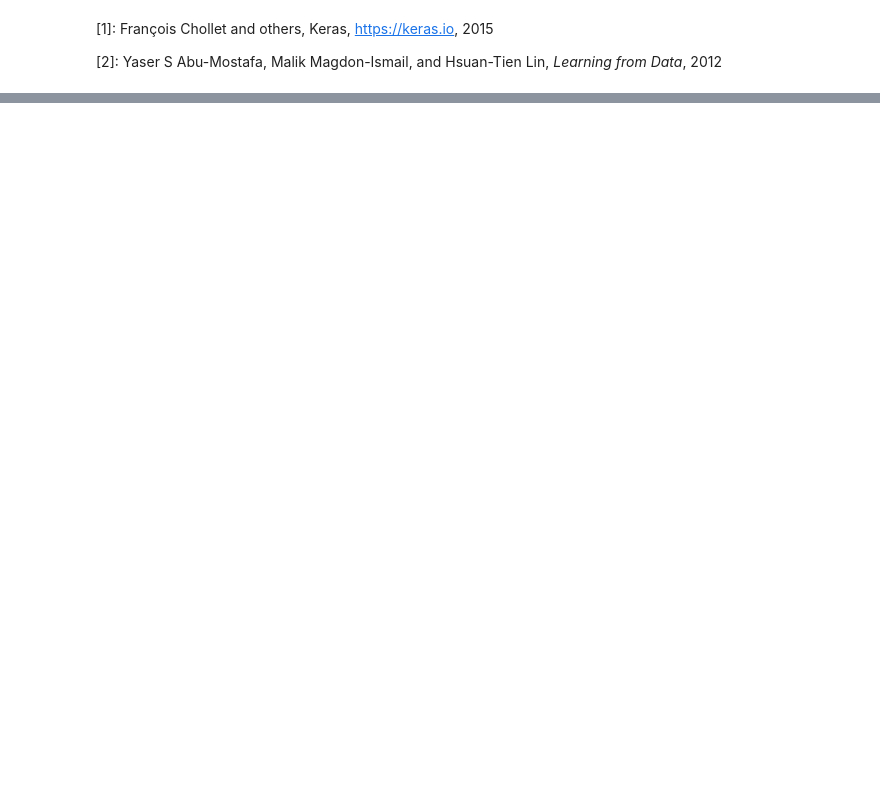
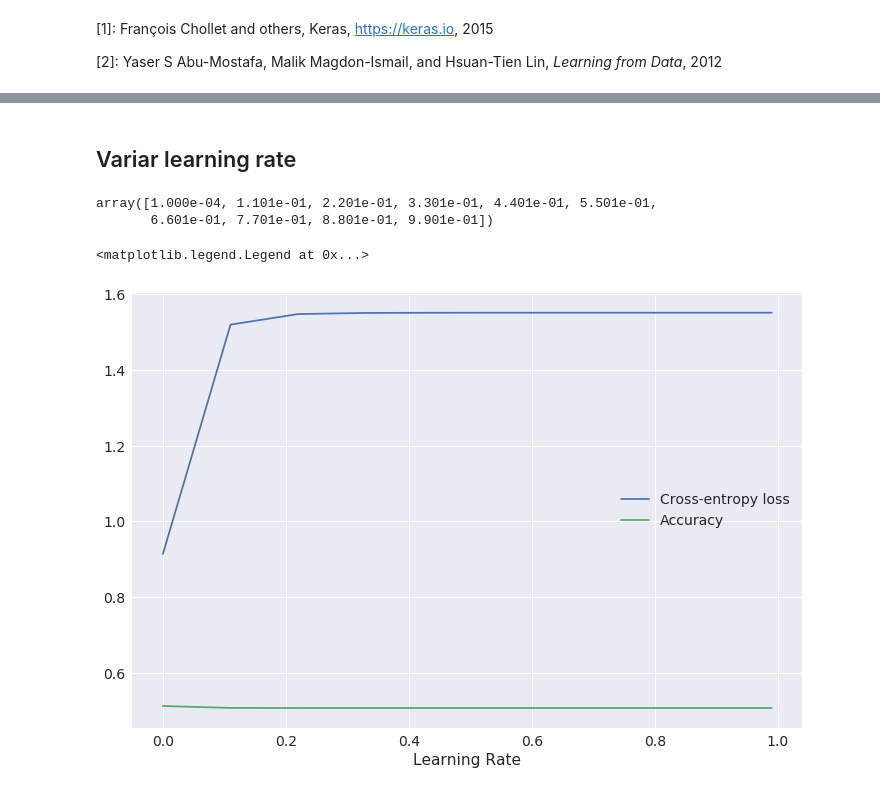
Before and after one commit to iblucher/MAC0460, a Jupyter notebook: EP4/EP4_MNIST.ipynb, the cells around one changed output, grey strips where cells are left out. Drawn from its saved outputs; the diff is of its cells as text; code cells hidden in the pictures; blank space fills up the shorter version.

Commit message:
Logistic regression and experiments without explanations

```diff
--- a/EP4/EP4_MNIST.ipynb
+++ b/EP4/EP4_MNIST.ipynb
@@ -590,0 +650,2 @@ sn.heatmap(df_cm, annot=True, annot_kws={"size": 16}, cmap = 'coolwarm')
+# %%
+training_size = np.arange(1000, 13000, 1000)
@@ -590,0 +697,17 @@ sn.heatmap(df_cm, annot=True, annot_kws={"size": 16}, cmap = 'coolwarm')
+# %%
+out_of_sample_error = []
+accuracy = []
+X_test = x_test_features_1_5
+
+for batch in batches:
+    np.random.seed(56789)
+    w_logistic = logistic_regression(x_train_features_1_5, y_train_1_5, batch_size = batch)
+
+    if (X_test.shape[1] < w_logistic.shape[0]):
+        X_test = np.concatenate((np.ones((X_test.shape[0], 1)), X_test), axis=1)
+
+    E_test = cross_entropy(w_logistic, X_test, y_test_1_5)
+    out_of_sample_error.append(E_test)
+
+    acc, _, _ = compute_metrics(X_test, y_test_1_5, w_logistic)
+    accuracy.append(acc)
@@ -590,0 +723,34 @@ sn.heatmap(df_cm, annot=True, annot_kws={"size": 16}, cmap = 'coolwarm')
+# %% [markdown]
+## Variar learning rate
+# %%
+learning_rates = np.arange(1e-4, 1, 0.11)
+learning_rates
+# %% [output]
+array([1.000e-04, 1.101e-01, 2.201e-01, 3.301e-01, 4.401e-01, 5.501e-01,
+       6.601e-01, 7.701e-01, 8.801e-01, 9.901e-01])
+# %%
+out_of_sample_error = []
+accuracy = []
+X_test = x_test_features_1_5
+
+for lr in learning_rates:
+    np.random.seed(56789)
+    w_logistic = logistic_regression(x_train_features_1_5, y_train_1_5, learning_rate = lr)
+
+    if (X_test.shape[1] < w_logistic.shape[0]):
+        X_test = np.concatenate((np.ones((X_test.shape[0], 1)), X_test), axis=1)
+
+    E_test = cross_entropy(w_logistic, X_test, y_test_1_5)
+    out_of_sample_error.append(E_test)
+
+    acc, _, _ = compute_metrics(X_test, y_test_1_5, w_logistic)
+    accuracy.append(acc)
+# %%
+plt.figure(figsize = (12, 8))
+plt.plot(learning_rates, out_of_sample_error)
+plt.plot(learning_rates, accuracy)
+plt.xlabel('Learning Rate')
+plt.legend(['Cross-entropy loss', 'Accuracy'], loc = 'best')
+# %% [output]
+<matplotlib.legend.Legend at 0x...>
+[figure, added]
```
Also changed, not shown: parts of 15 cells of this notebook.
